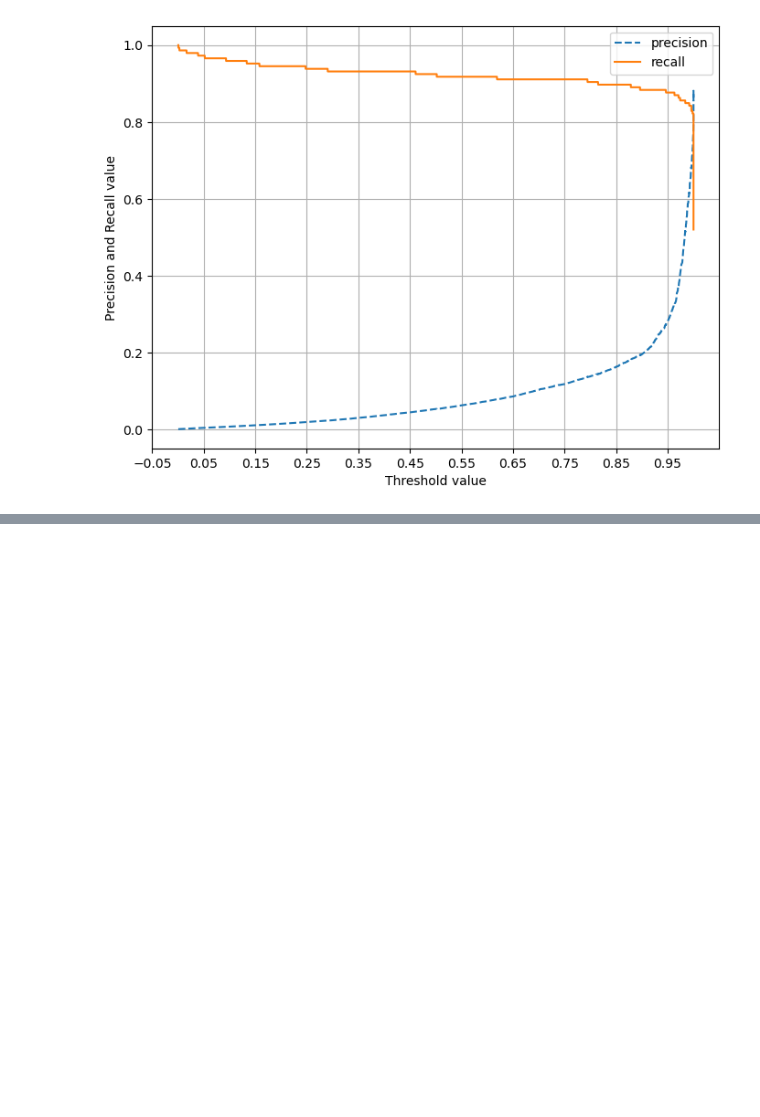
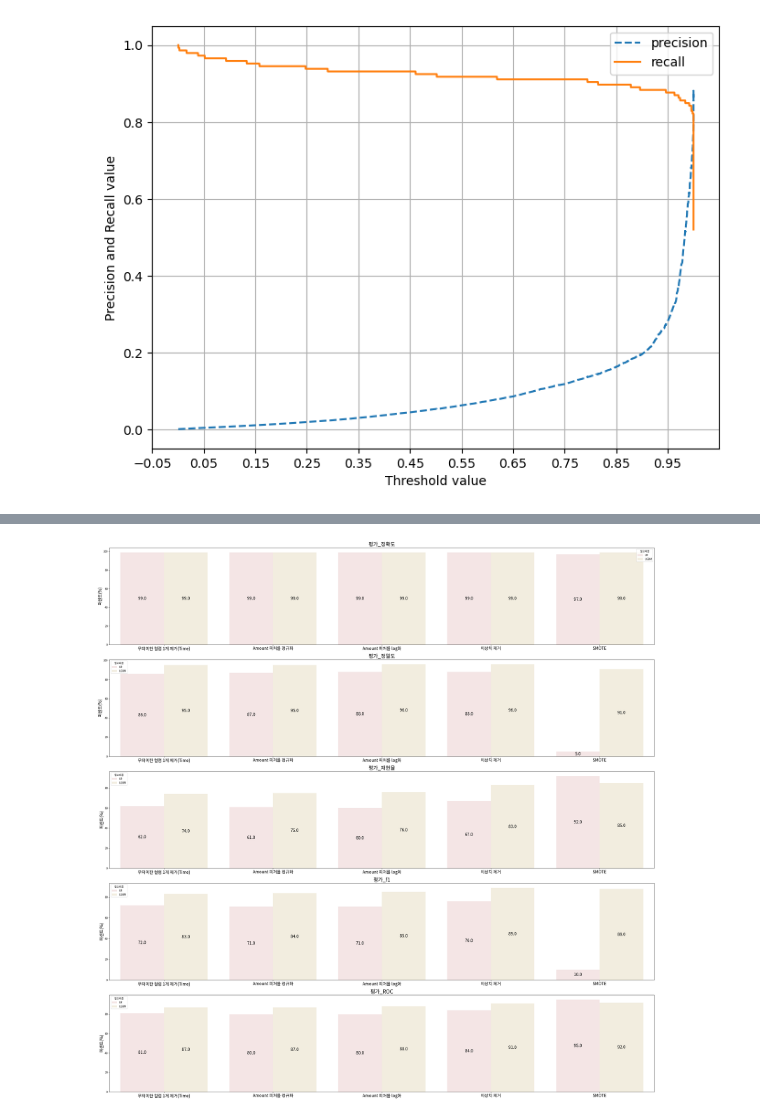
Before and after one commit to ZeroJoon2/MachineLearning, a Jupyter notebook: 15. card.ipynb, the cells around one changed output, grey strips where cells are left out. Saved outputs shown, nothing was run; the diff lists cells and outputs as text; code cells hidden in the pictures; blank space fills up the shorter version.

```diff
--- a/15. card.ipynb
+++ b/15. card.ipynb
@@ -35,6 +37,13 @@ from sklearn.metrics import precision_recall_curve
 from lightgbm import LGBMClassifier
 
 from imblearn.over_sampling import SMOTE
+# %%
+font_path = 'C:/Users/YJ/AppData/Local/Microsoft/Windows/Fonts/NotoSansKR-Black.ttf'
+
+font_prop = font_manager.FontProperties(fname = font_path)
+rc('font', family = font_prop.get_name())
+
+plt.rcParams['axes.unicode_minus'] = False
 # %%
 warnings.filterwarnings('ignore')
 
@@ -490,0 +543,33 @@ get_model_train_eval(lgbm_clf
+# %%
+tmp_cols = [i for i in [i for i in tmp_df.columns] if '평가' in i]
+
+plt.figure(figsize=(30,30))
+
+for num, i in enumerate(tmp_cols):
+    plt.subplot(len(tmp_cols), 1, num+1)
+    sub_tmp_df = tmp_df.copy()
+    sub_tmp_df[i] = sub_tmp_df[i] * 100
+    sns.barplot(x = sub_tmp_df['단계']
+                , y = sub_tmp_df[i]
+                , hue = sub_tmp_df['알고리즘']
+                , palette= {
+                    'LR' : '#F7E2E2'
+                    , 'LGBM' : '#F5EEDC'
+                    }
+                )
+    plt.title(i, fontsize = 20)
+    plt.ylabel('퍼센트(%)', fontsize = 16)
+    plt.xticks(fontsize = 16)
+    plt.xlabel(None)
+
+
+    for i in plt.gca().containers:
+        plt.gca().bar_label(i
+                            , fmt = '%.1f'
+                            , label_type = 'center'
+                            , fontsize = 16)
+
+plt.tight_layout()
+plt.show()
+# %% [output]
+[figure, added]
```
Also changed, not shown: parts of 7 cells of this notebook, 2 other files.
